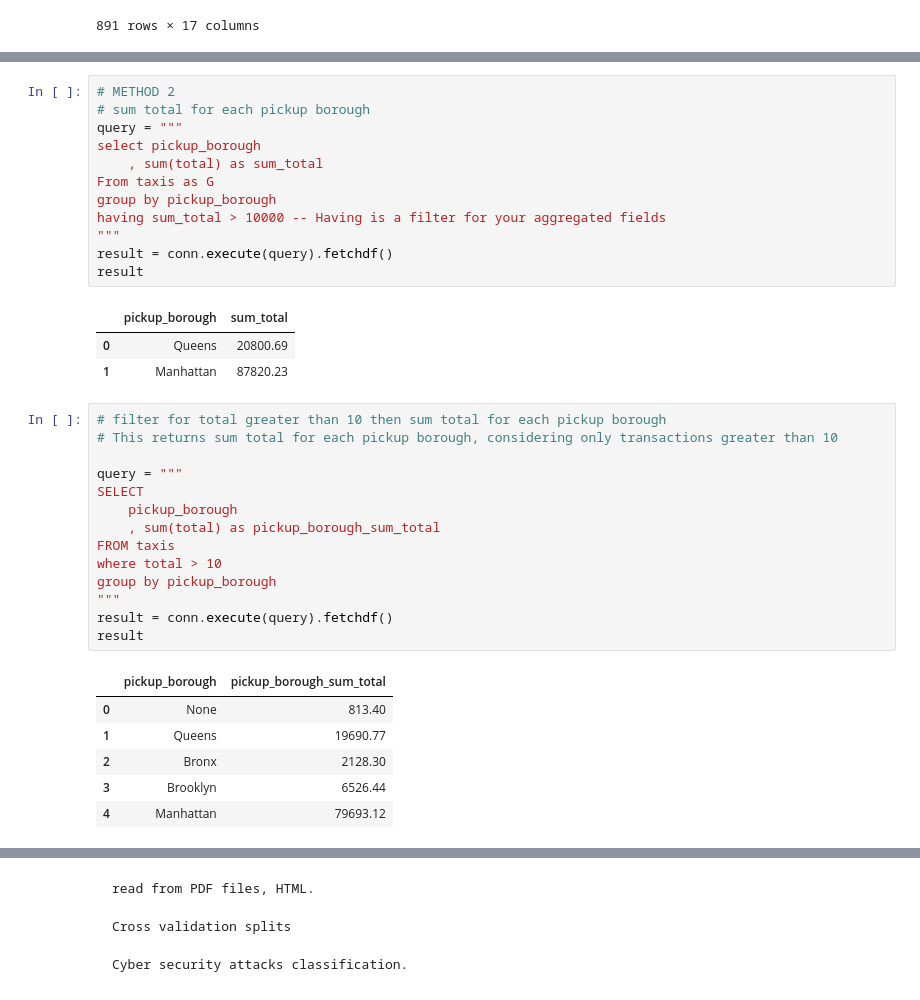
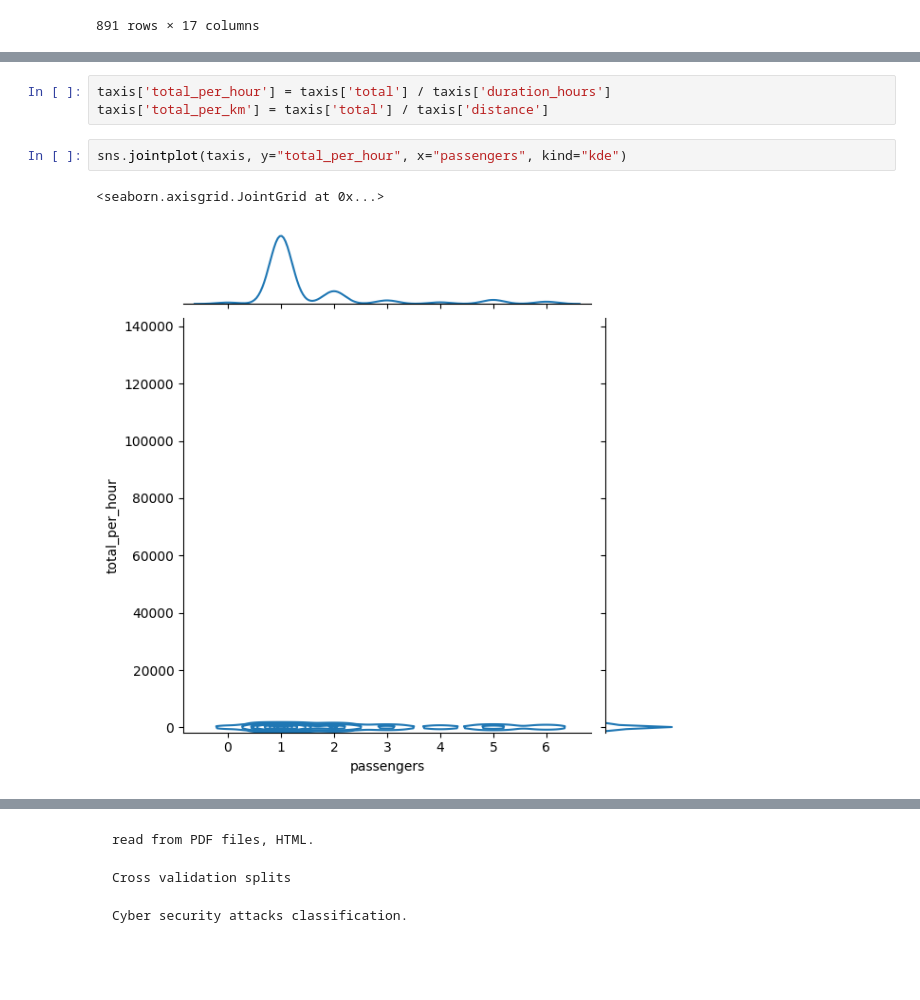
Before and after one commit to bipin-a/aidi-1100, a Jupyter notebook: lecture_material/Week6.ipynb, the cells around one changed output, grey strips where cells are left out. Saved outputs shown, nothing was run; the diff lists cells and outputs as text; blank space fills up the shorter version.

```diff
--- a/lecture_material/Week6.ipynb
+++ b/lecture_material/Week6.ipynb
@@ -2771,37 +2726,8 @@ result
-# %%
-# METHOD 2
-# sum total for each pickup borough
-query = """
-select pickup_borough
-    , sum(total) as sum_total
-From taxis as G
-group by pickup_borough
-having sum_total > 10000 -- Having is a filter for your aggregated fields
-"""
-result = conn.execute(query).fetchdf()
-result
-# %% [output]
-|  | pickup_borough | sum_total |
-| 0 | Queens | 20800.69 |
-| 1 | Manhattan | 87820.23 |
-# %%
-# filter for total greater than 10 then sum total for each pickup borough
-# This returns sum total for each pickup borough, considering only transactions greater than 10
-
-query = """
-SELECT
-    pickup_borough
-    , sum(total) as pickup_borough_sum_total
-FROM taxis
-where total > 10
-group by pickup_borough
-"""
-result = conn.execute(query).fetchdf()
-result
-# %% [output]
-|  | pickup_borough | pickup_borough_sum_total |
-| 0 | None | 813.40 |
-| 1 | Queens | 19690.77 |
-| 2 | Bronx | 2128.30 |
-| 3 | Brooklyn | 6526.44 |
-| 4 | Manhattan | 79693.12 |
+# %%
+taxis['total_per_hour'] = taxis['total'] / taxis['duration_hours']
+taxis['total_per_km'] = taxis['total'] / taxis['distance']
+# %%
+sns.jointplot(taxis, y="total_per_hour", x="passengers", kind="kde")
+# %% [output]
+<seaborn.axisgrid.JointGrid at 0x...>
+[figure, added]
```
Also changed, not shown: parts of 134 cells of this notebook.
